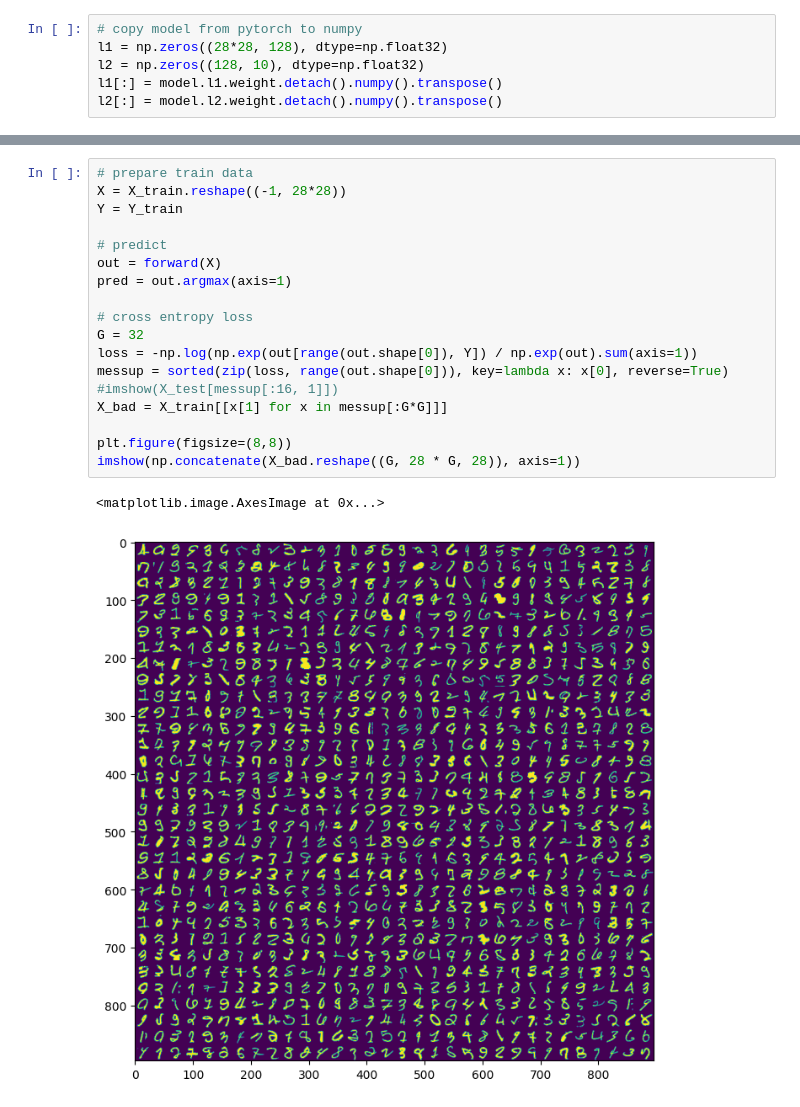
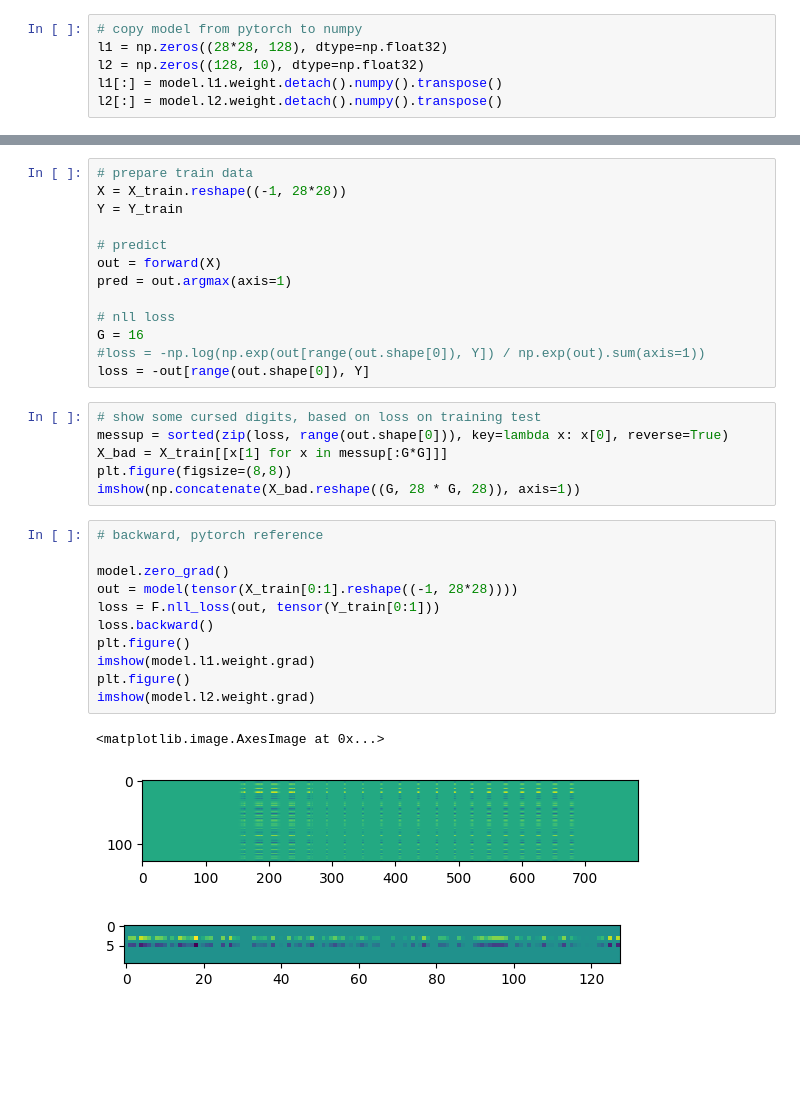
Before and after one commit to abrasumente233/smolgrad, a Jupyter notebook: mnist.ipynb, the cells around one changed output, grey strips where cells are left out. Cells and saved outputs as stored; diff of their text form; blank space fills up the shorter version.

```diff
--- a/mnist.ipynb
+++ b/mnist.ipynb
@@ -113,15 +125,28 @@ Y = Y_train
 out = forward(X)
 pred = out.argmax(axis=1)
 
-# cross entropy loss
-G = 32
-loss = -np.log(np.exp(out[range(out.shape[0]), Y]) / np.exp(out).sum(axis=1))
-messup = sorted(zip(loss, range(out.shape[0])), key=lambda x: x[0], reverse=True)
-#imshow(X_test[messup[:16, 1]])
-X_bad = X_train[[x[1] for x in messup[:G*G]]]
-
-plt.figure(figsize=(8,8))
-imshow(np.concatenate(X_bad.reshape((G, 28 * G, 28)), axis=1))
+# nll loss
+G = 16
+#loss = -np.log(np.exp(out[range(out.shape[0]), Y]) / np.exp(out).sum(axis=1))
+loss = -out[range(out.shape[0]), Y]
-# %% [output]
-<matplotlib.image.AxesImage at 0x...>
-[figure, removed]
+# %%
+# show some cursed digits, based on loss on training test
+messup = sorted(zip(loss, range(out.shape[0])), key=lambda x: x[0], reverse=True)
+X_bad = X_train[[x[1] for x in messup[:G*G]]]
+plt.figure(figsize=(8,8))
+imshow(np.concatenate(X_bad.reshape((G, 28 * G, 28)), axis=1))
+# %%
+# backward, pytorch reference
+
+model.zero_grad()
+out = model(tensor(X_train[0:1].reshape((-1, 28*28))))
+loss = F.nll_loss(out, tensor(Y_train[0:1]))
+loss.backward()
+plt.figure()
+imshow(model.l1.weight.grad)
+plt.figure()
+imshow(model.l2.weight.grad)
+# %% [output]
+<matplotlib.image.AxesImage at 0x...>
+[figure, added]
+[figure, added]
```
Also changed, not shown: parts of 6 cells of this notebook.
